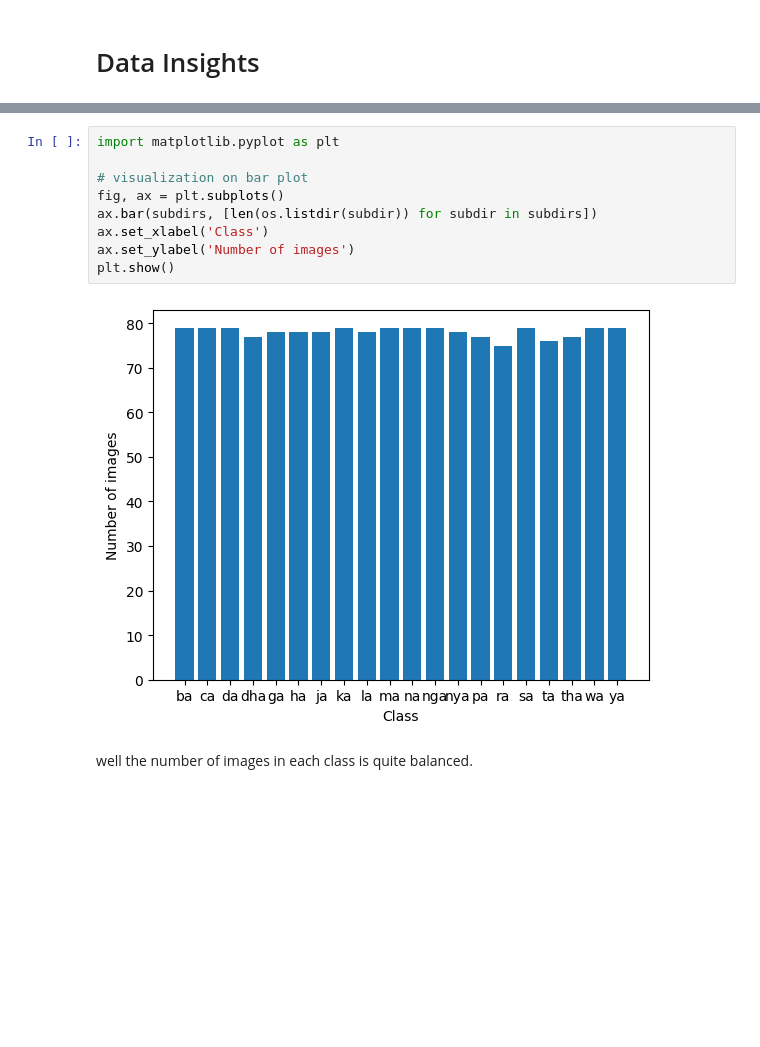
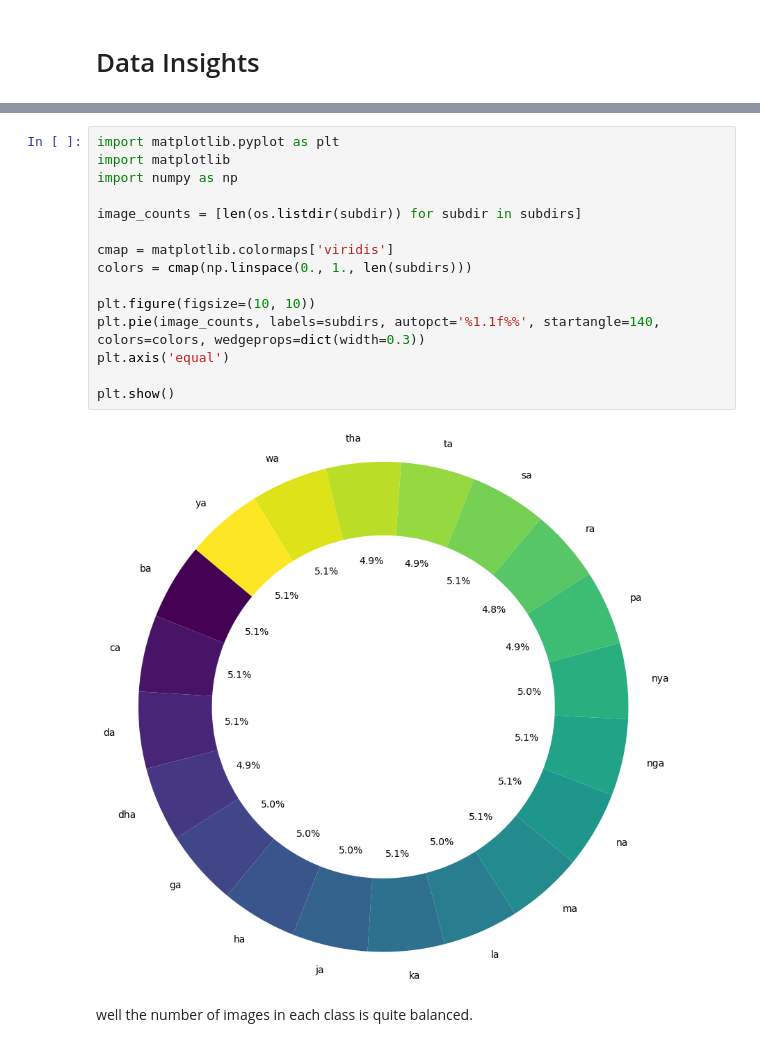
Before and after one commit to elskow/hanacaraka-classifier, a Jupyter notebook: prototype/proto-15-5.ipynb, the cells around one changed output, grey strips where cells are left out. Saved outputs shown, nothing was run; the diff lists cells and outputs as text; blank space fills up the shorter version.

Commit message:
feat: better visualization

```diff
--- a/prototype/proto-15-5.ipynb
+++ b/prototype/proto-15-5.ipynb
@@ -116,14 +116,20 @@ ya: 79
 # %%
 import matplotlib.pyplot as plt
+import matplotlib
+import numpy as np
 
-# visualization on bar plot
-fig, ax = plt.subplots()
-ax.bar(subdirs, [len(os.listdir(subdir)) for subdir in subdirs])
-ax.set_xlabel('Class')
-ax.set_ylabel('Number of images')
+image_counts = [len(os.listdir(subdir)) for subdir in subdirs]
+
+cmap = matplotlib.colormaps['viridis']
+colors = cmap(np.linspace(0., 1., len(subdirs)))
+
+plt.figure(figsize=(10, 10))
+plt.pie(image_counts, labels=subdirs, autopct='%1.1f%%', startangle=140, colors=colors, wedgeprops=dict(width=0.3))
+plt.axis('equal')
+
 plt.show()
 # %% [output]
-[figure, old version]
+[figure, new version]
 # %% [markdown]
 well the number of images in each class is quite balanced.
 # %%
```
Also changed, not shown: parts of 7 cells of this notebook, 1 other file.
